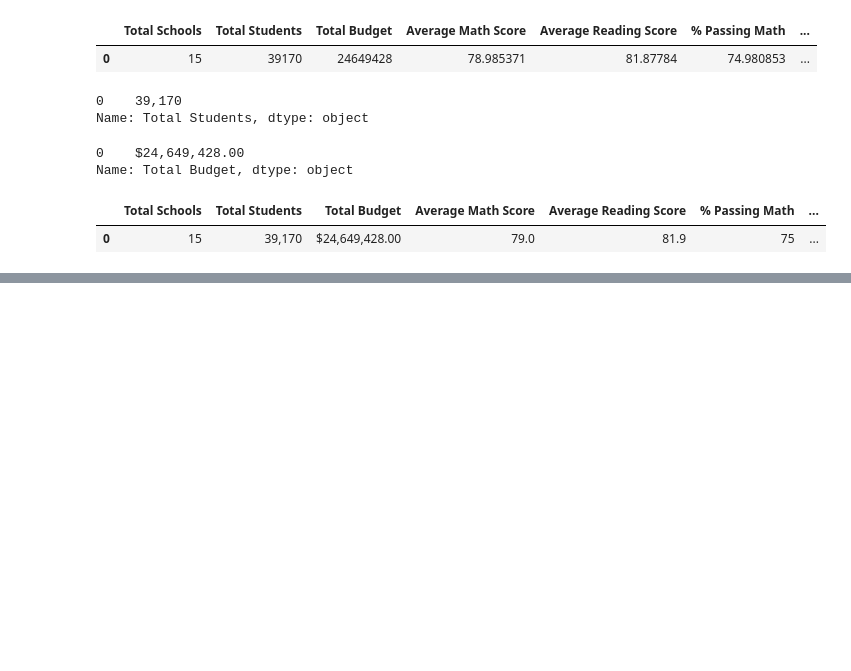
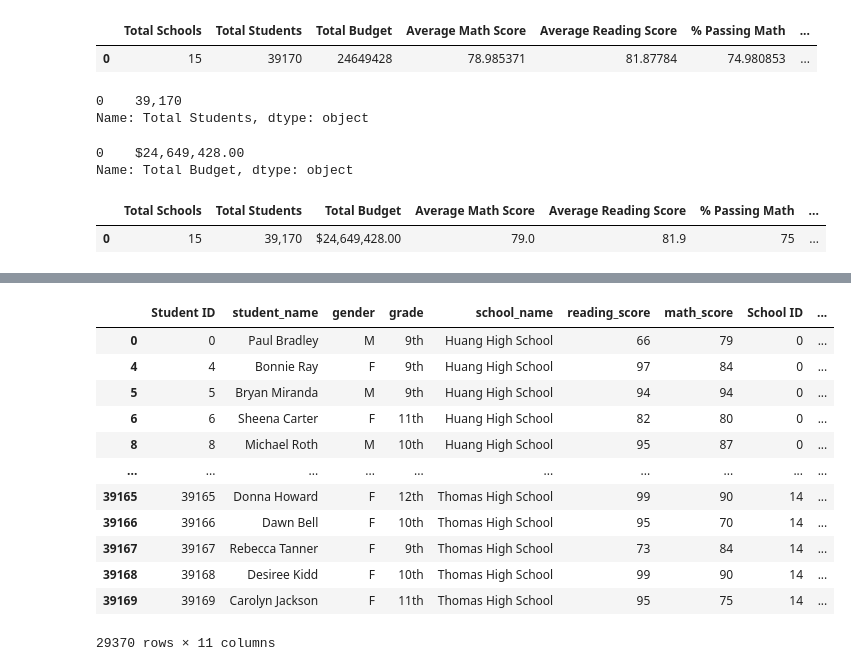
Before and after one commit to cmbolton81/School_District_Analysis, a Jupyter notebook: PyCitySchools.ipynb, the cells around one changed output, grey strips where cells are left out. Cells and saved outputs as stored; diff of their text form; code cells hidden in the pictures; blank space fills up the shorter version.

Commit message:
school summary complete.

```diff
--- a/PyCitySchools.ipynb
+++ b/PyCitySchools.ipynb
@@ -352,0 +569,21 @@ district_summary_df
+# %%
+# Calculate the passing scores by creating a filtered DataFrame.
+per_school_passing_math = school_data_complete_df[(school_data_complete_df["math_score"] >= 70)]
+
+per_school_passing_reading = school_data_complete_df[(school_data_complete_df["reading_score"] >= 70)]
+# %%
+per_school_passing_math
+# %% [output]
+|  | Student ID | student_name | gender | grade | school_name | reading_score | math_score | School ID | ... |
+| 0 | 0 | Paul Bradley | M | 9th | Huang High School | 66 | 79 | 0 | ... |
+| 4 | 4 | Bonnie Ray | F | 9th | Huang High School | 97 | 84 | 0 | ... |
+| 5 | 5 | Bryan Miranda | M | 9th | Huang High School | 94 | 94 | 0 | ... |
+| 6 | 6 | Sheena Carter | F | 11th | Huang High School | 82 | 80 | 0 | ... |
+| 8 | 8 | Michael Roth | M | 10th | Huang High School | 95 | 87 | 0 | ... |
+| ... | ... | ... | ... | ... | ... | ... | ... | ... | ... |
+| 39165 | 39165 | Donna Howard | F | 12th | Thomas High School | 99 | 90 | 14 | ... |
+| 39166 | 39166 | Dawn Bell | F | 10th | Thomas High School | 95 | 70 | 14 | ... |
+| 39167 | 39167 | Rebecca Tanner | F | 9th | Thomas High School | 73 | 84 | 14 | ... |
+| 39168 | 39168 | Desiree Kidd | F | 10th | Thomas High School | 99 | 90 | 14 | ... |
+| 39169 | 39169 | Carolyn Jackson | F | 11th | Thomas High School | 95 | 75 | 14 | ... |
+29370 rows × 11 columns
```
Also changed, not shown: parts of 21 cells of this notebook.
